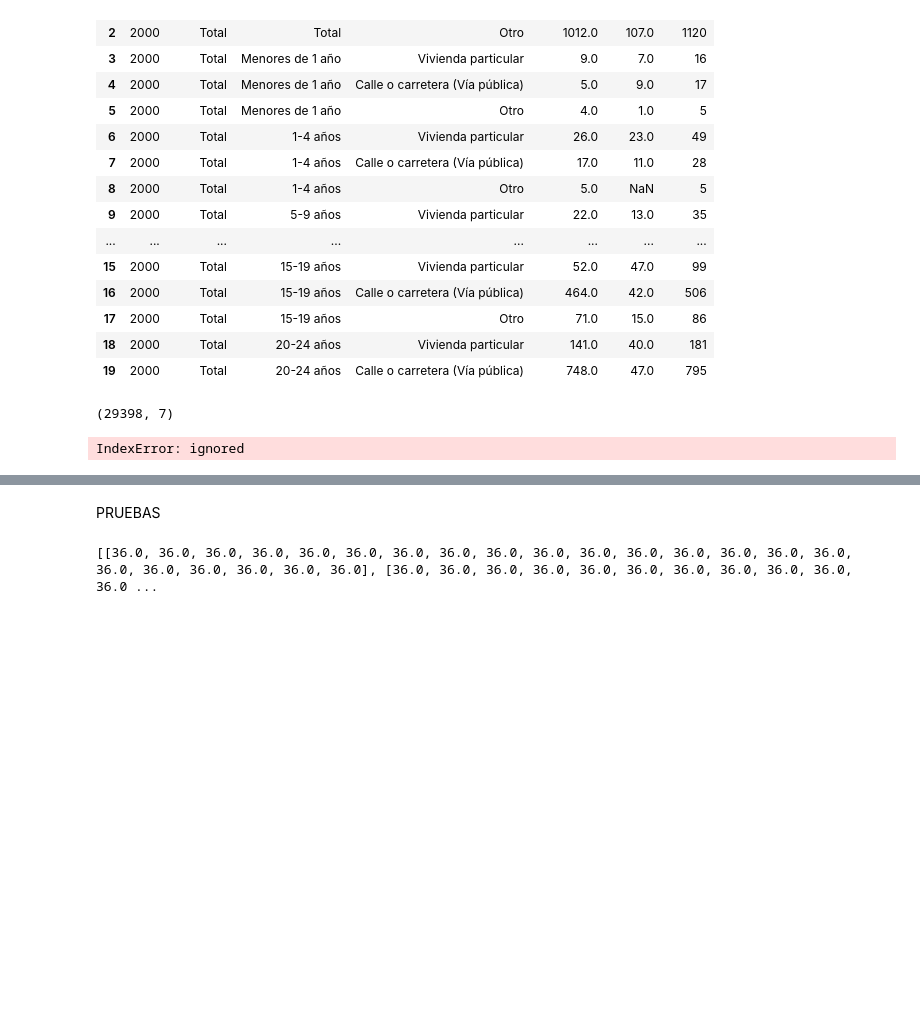
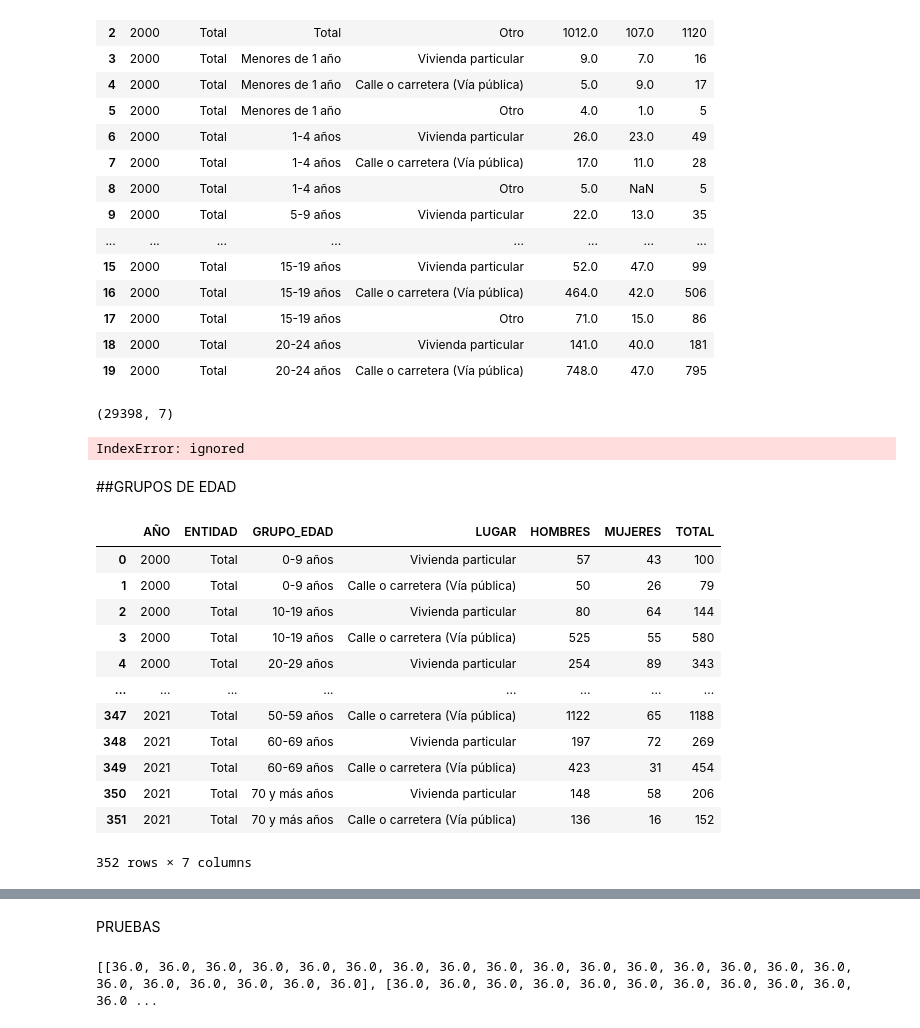
Before and after one commit to FreMeli/ASE_1, a Jupyter notebook: Lugar_Edo_Sex.ipynb, the cells around one changed output, grey strips where cells are left out. Saved outputs shown, nothing was run; the diff lists cells and outputs as text; code cells hidden in the pictures; blank space fills up the shorter version.

```diff
--- a/Lugar_Edo_Sex.ipynb
+++ b/Lugar_Edo_Sex.ipynb
@@ -364,3 +366,23 @@ for i in range(len(df_LE)):
     k=k+1
 # %% [output]
 IndexError: ignored
+# %% [markdown]
+##GRUPOS DE EDAD
+# %%
+df_Grupos=pd.read_excel(io.BytesIO(upload["Gupos_edad_INEGI_LUGAR_EDAD.xls"]), header=0)
+#df que junta homicidios y la población total
+df_Grupos
+# %% [output]
+|  | AÑO | ENTIDAD | GRUPO_EDAD | LUGAR | HOMBRES | MUJERES | TOTAL |
+| 0 | 2000 | Total | 0-9 años | Vivienda particular | 57 | 43 | 100 |
+| 1 | 2000 | Total | 0-9 años | Calle o carretera (Vía pública) | 50 | 26 | 79 |
+| 2 | 2000 | Total | 10-19 años | Vivienda particular | 80 | 64 | 144 |
+| 3 | 2000 | Total | 10-19 años | Calle o carretera (Vía pública) | 525 | 55 | 580 |
+| 4 | 2000 | Total | 20-29 años | Vivienda particular | 254 | 89 | 343 |
+| ... | ... | ... | ... | ... | ... | ... | ... |
+| 347 | 2021 | Total | 50-59 años | Calle o carretera (Vía pública) | 1122 | 65 | 1188 |
+| 348 | 2021 | Total | 60-69 años | Vivienda particular | 197 | 72 | 269 |
+| 349 | 2021 | Total | 60-69 años | Calle o carretera (Vía pública) | 423 | 31 | 454 |
+| 350 | 2021 | Total | 70 y más años | Vivienda particular | 148 | 58 | 206 |
+| 351 | 2021 | Total | 70 y más años | Calle o carretera (Vía pública) | 136 | 16 | 152 |
+352 rows × 7 columns
```
Also changed, not shown: parts of 15 cells of this notebook.
